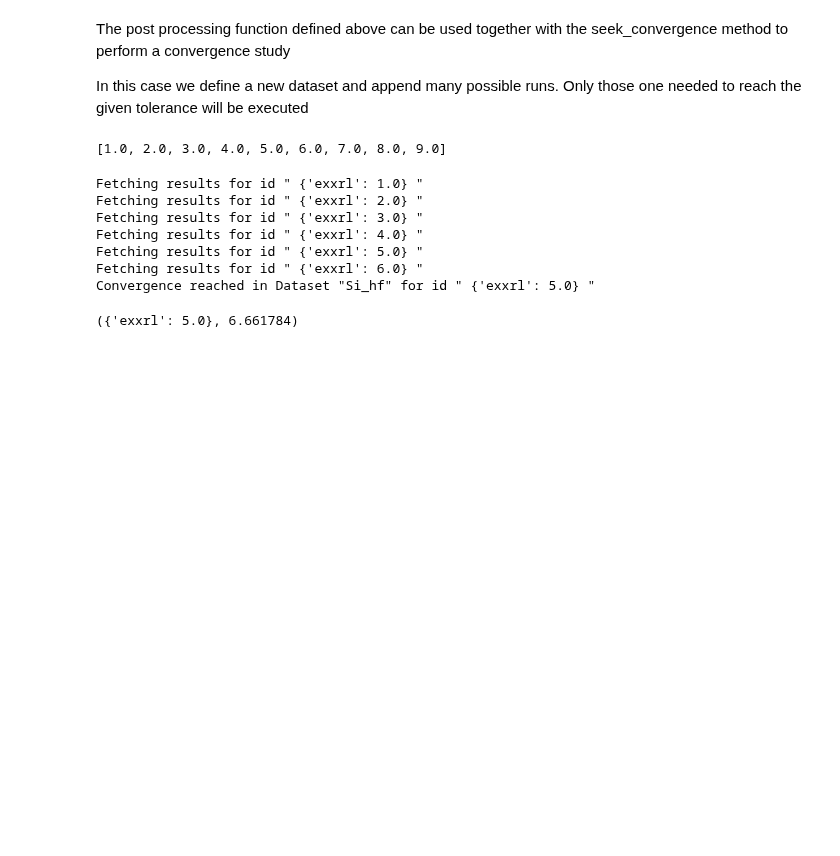
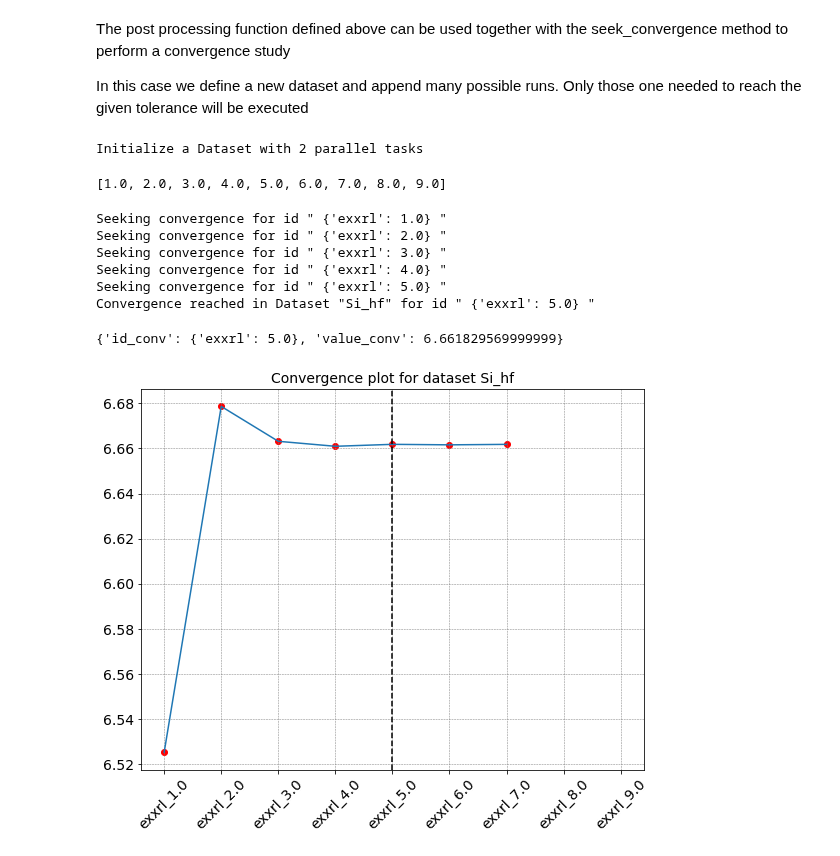
Before and after one commit to marcodalessandro76/MPPI, a Jupyter notebook: sphinx_source/tutorials/Tutorial_Datasets.ipynb, the cells around one changed output. Saved outputs shown, nothing was run; the diff lists cells and outputs as text; code cells hidden in the pictures; blank space fills up the shorter version.

```diff
--- a/sphinx_source/tutorials/Tutorial_Datasets.ipynb
+++ b/sphinx_source/tutorials/Tutorial_Datasets.ipynb
@@ -622,7 +606,7 @@ def parse_data(dataset):
     from mppi import Parsers as P
     results = {}
     for run,data in dataset.results.items():
-        results[run] = P.YamboParser(data['output'],verbose=True)
+        results[run] = P.YamboParser(data,verbose=True)
     return results
 # %%
 hf_convergence.set_postprocessing_function(parse_data)
@@ -638,5 +638,6 @@ Parse file Si_hf_convergence/exxrl_4.0/o-exxrl_4.0-job.hf
 Results can be extracted as
 # %%
 for irun in results:
-    print(results[irun]['hf']['ehf'])
+    data = results[irun].data
+    print(data['hf']['ehf'])
 # %% [output]
@@ -669,7 +670,7 @@ def get_direct_gap(dataset):
     energy_col = glob_opt.get('energy_col','hf')
     gap = {}
     for run,data in dataset.results.items():
-        results = P.YamboParser(data['output'])
+        results = P.YamboParser(data).data
         key = list(results.keys())[0] # select the key (can be hf or qp)
         bands = results[key]['band']
         index_val = np.where(bands == val_band)
@@ -701,7 +713,9 @@ The post processing function defined above can be used together with the seek_co
 
 In this case we define a new dataset and append many possible runs. Only those one needed to reach the given tolerance will be executed
 # %%
-hf_convergence2 = D.Dataset(label='Si_hf',run_dir=run_dir,val_band = 4, cond_band = 5, var_name = 'hf')
+hf_convergence2 = D.Dataset(label='Si_hf',run_dir=run_dir,val_band=4,cond_band=5,var_name ='hf',verbose=False)
+# %% [output]
+Initialize a Dataset with 2 parallel tasks
 # %%
 exx_values = [float(i) for i in range(1,10)] #in Hartree
 exx_values
@@ -715,13 +729,13 @@ for e in exx_values:
 # %%
 hf_convergence2.set_postprocessing_function(get_direct_gap)
 # %%
-hf_convergence2.seek_convergence(rtol=0.0001)
+hf_convergence2.seek_convergence(rtol=0.0001,convergence_level=2)
 # %% [output]
-Fetching results for id " {'exxrl': 1.0} "
-Fetching results for id " {'exxrl': 2.0} "
-Fetching results for id " {'exxrl': 3.0} "
-Fetching results for id " {'exxrl': 4.0} "
-Fetching results for id " {'exxrl': 5.0} "
-Fetching results for id " {'exxrl': 6.0} "
+Seeking convergence for id " {'exxrl': 1.0} "
+Seeking convergence for id " {'exxrl': 2.0} "
+Seeking convergence for id " {'exxrl': 3.0} "
+Seeking convergence for id " {'exxrl': 4.0} "
+Seeking convergence for id " {'exxrl': 5.0} "
 Convergence reached in Dataset "Si_hf" for id " {'exxrl': 5.0} "
-({'exxrl': 5.0}, 6.661784)
+{'id_conv': {'exxrl': 5.0}, 'value_conv': 6.661829569999999}
+[figure, added]
```
Also changed, not shown: parts of 18 cells of this notebook, 7 other files.
